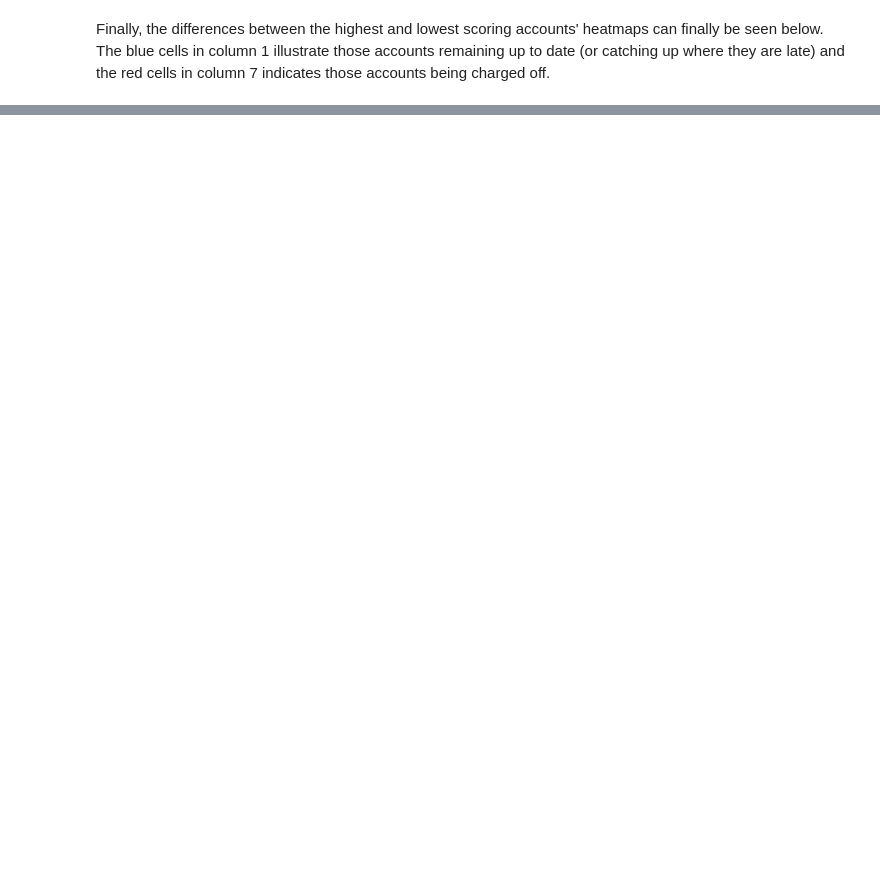
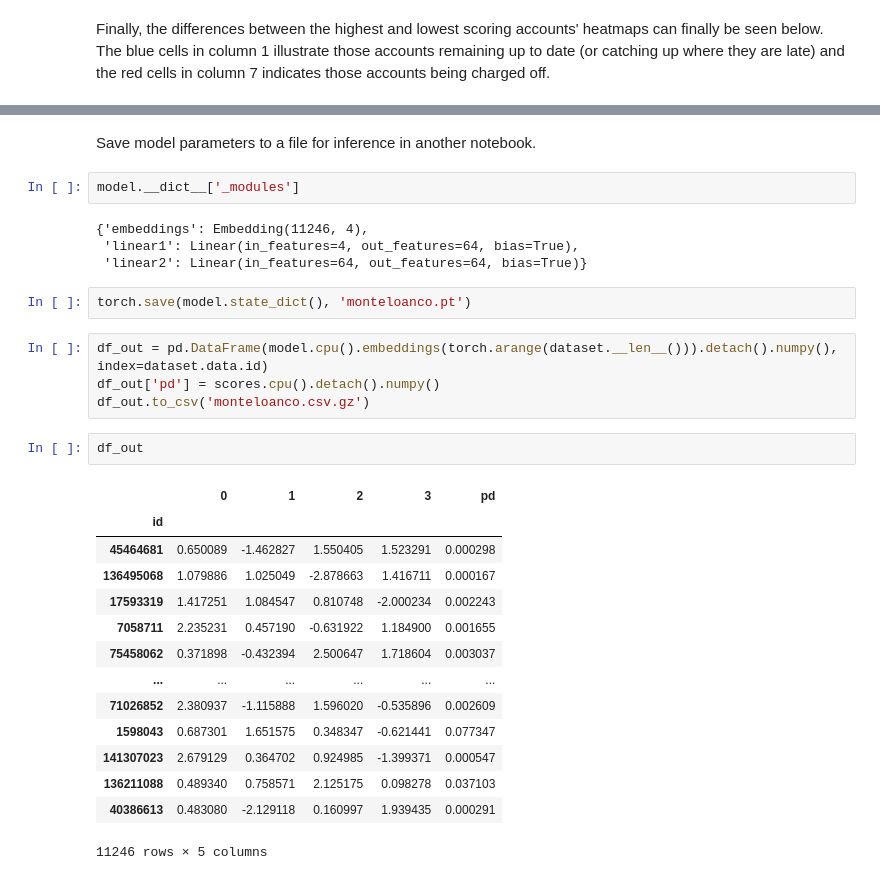
Before and after one commit to warner121/monteloanco, a Jupyter notebook: model.ipynb, the cells around one changed output, grey strips where cells are left out. Drawn from its saved outputs; the diff is of its cells as text; blank space fills up the shorter version.

```diff
--- a/model.ipynb
+++ b/model.ipynb
@@ -298,0 +299,31 @@ plt.show()
+# %% [markdown]
+Save model parameters to a file for inference in another notebook.
+# %%
+model.__dict__['_modules']
+# %% [output]
+{'embeddings': Embedding(11246, 4),
+ 'linear1': Linear(in_features=4, out_features=64, bias=True),
+ 'linear2': Linear(in_features=64, out_features=64, bias=True)}
+# %%
+torch.save(model.state_dict(), 'monteloanco.pt')
+# %%
+df_out = pd.DataFrame(model.cpu().embeddings(torch.arange(dataset.__len__())).detach().numpy(), index=dataset.data.id)
+df_out['pd'] = scores.cpu().detach().numpy()
+df_out.to_csv('monteloanco.csv.gz')
+# %%
+df_out
+# %% [output]
+|  | 0 | 1 | 2 | 3 | pd |
+| id |  |  |  |  |  |
+| 45464681 | 0.650089 | -1.462827 | 1.550405 | 1.523291 | 0.000298 |
+| 136495068 | 1.079886 | 1.025049 | -2.878663 | 1.416711 | 0.000167 |
+| 17593319 | 1.417251 | 1.084547 | 0.810748 | -2.000234 | 0.002243 |
+| 7058711 | 2.235231 | 0.457190 | -0.631922 | 1.184900 | 0.001655 |
+| 75458062 | 0.371898 | -0.432394 | 2.500647 | 1.718604 | 0.003037 |
+| ... | ... | ... | ... | ... | ... |
+| 71026852 | 2.380937 | -1.115888 | 1.596020 | -0.535896 | 0.002609 |
+| 1598043 | 0.687301 | 1.651575 | 0.348347 | -0.621441 | 0.077347 |
+| 141307023 | 2.679129 | 0.364702 | 0.924985 | -1.399371 | 0.000547 |
+| 136211088 | 0.489340 | 0.758571 | 2.125175 | 0.098278 | 0.037103 |
+| 40386613 | 0.483080 | -2.129118 | 0.160997 | 1.939435 | 0.000291 |
+11246 rows × 5 columns
```
Also changed, not shown: parts of 16 cells of this notebook, 1 other file.
